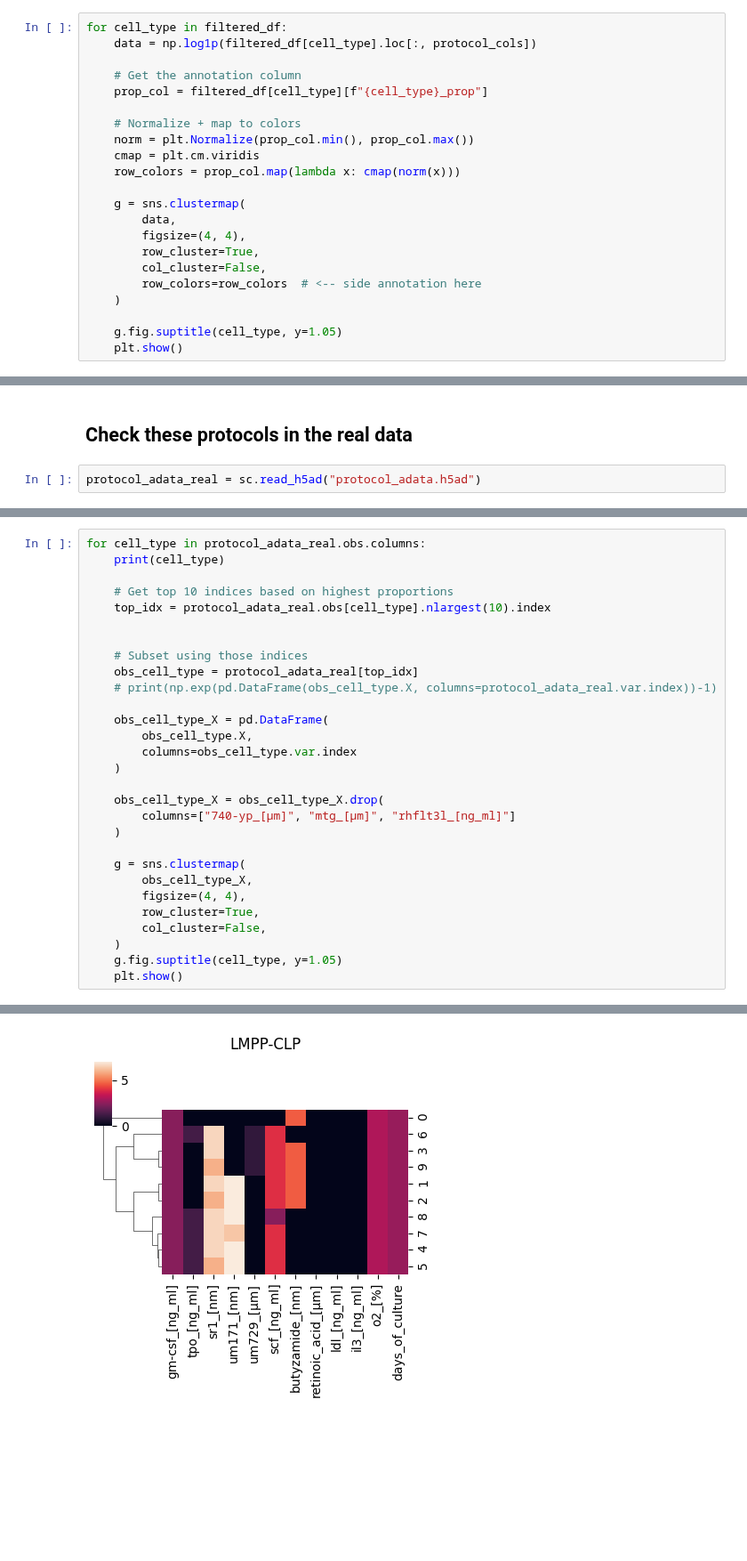
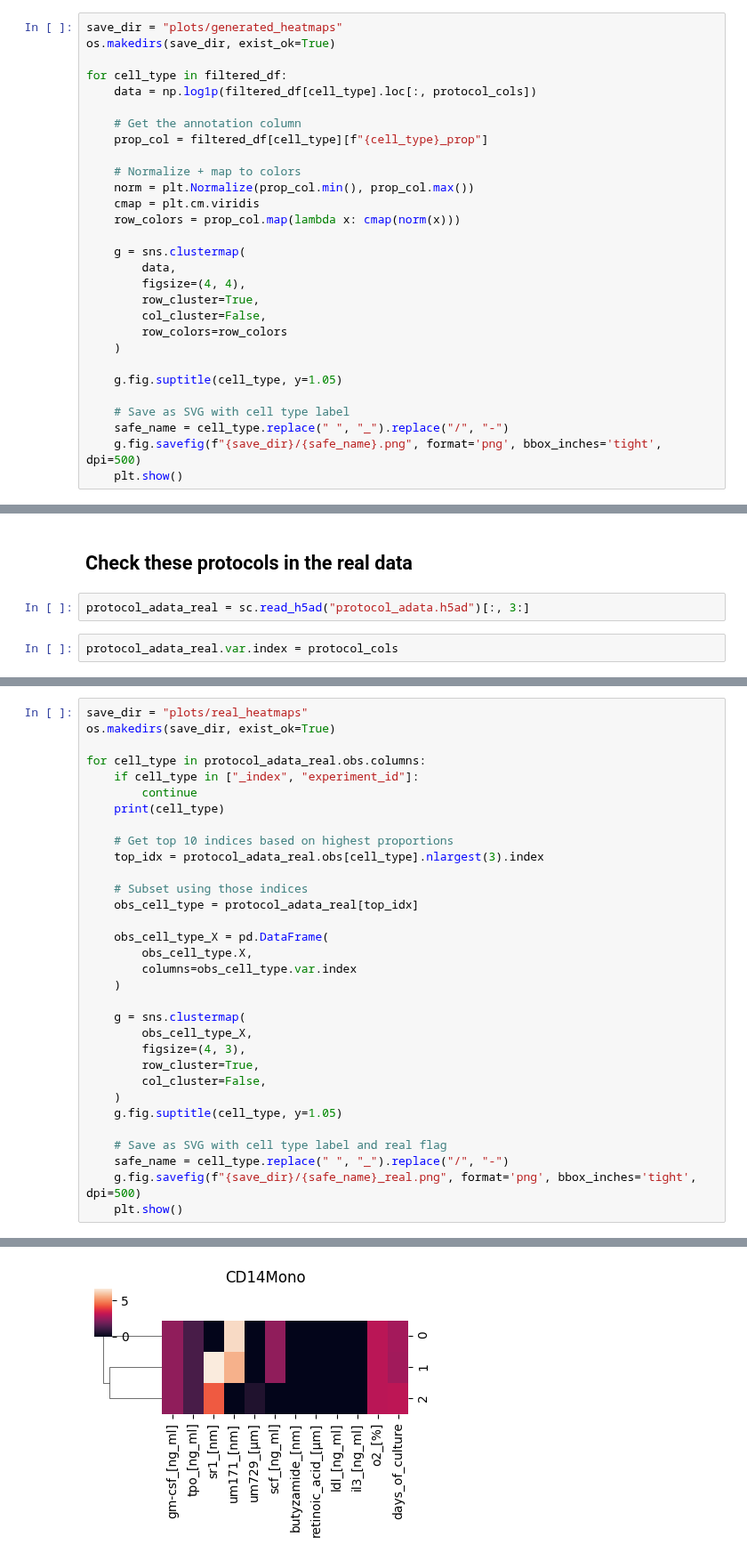
Before and after one commit to theislab/LabCompass-reproducibility, a Jupyter notebook: inverse/loss_guidance/notebooks/post_process_results/bloodplus_protocol_analysis/analyze_and_plot.ipynb, the cells around one changed output, grey strips where cells are left out. Shown at 89% size. Saved outputs shown, nothing was run; the diff lists cells and outputs as text; blank space fills up the shorter version.

```diff
--- a/inverse/loss_guidance/notebooks/post_process_results/bloodplus_protocol_analysis/analyze_and_plot.ipynb
+++ b/inverse/loss_guidance/notebooks/post_process_results/bloodplus_protocol_analysis/analyze_and_plot.ipynb
@@ -222,6 +209,9 @@ filtered_df.keys()
 # %% [output]
 dict_keys(['CyclingPro1', 'EosBasMast1', 'EosBasMast2', 'EryPro', 'late_MgkPro', 'GMP-Neutro'])
 # %%
+save_dir = "plots/generated_heatmaps"
+os.makedirs(save_dir, exist_ok=True)
+
 for cell_type in filtered_df:
     data = np.log1p(filtered_df[cell_type].loc[:, protocol_cols])
 
@@ -238,10 +228,14 @@ for cell_type in filtered_df:
         figsize=(4, 4),
         row_cluster=True,
         col_cluster=False,
-        row_colors=row_colors  # <-- side annotation here
+        row_colors=row_colors
     )
 
     g.fig.suptitle(cell_type, y=1.05)
+
+    # Save as SVG with cell type label
+    safe_name = cell_type.replace(" ", "_").replace("/", "-")
+    g.fig.savefig(f"{save_dir}/{safe_name}.png", format='png', bbox_inches='tight', dpi=500)
     plt.show()
 # %% [output]
 [figure]
@@ -253,4 +247,6 @@ for cell_type in filtered_df:
 # %% [markdown]
 ## Check these protocols in the real data
 # %%
-protocol_adata_real = sc.read_h5ad("protocol_adata.h5ad")
+protocol_adata_real = sc.read_h5ad("protocol_adata.h5ad")[:, 3:]
+# %%
+protocol_adata_real.var.index = protocol_cols
@@ -257,30 +255,33 @@ protocol_adata_real = sc.read_h5ad("protocol_adata.h5ad")
 # %%
+save_dir = "plots/real_heatmaps"
+os.makedirs(save_dir, exist_ok=True)
+
 for cell_type in protocol_adata_real.obs.columns:
+    if cell_type in ["_index", "experiment_id"]:
+        continue
     print(cell_type)
 
     # Get top 10 indices based on highest proportions
-    top_idx = protocol_adata_real.obs[cell_type].nlargest(10).index
-
+    top_idx = protocol_adata_real.obs[cell_type].nlargest(3).index
 
     # Subset using those indices
     obs_cell_type = protocol_adata_real[top_idx]
-    # print(np.exp(pd.DataFrame(obs_cell_type.X, columns=protocol_adata_real.var.index))-1)
 
     obs_cell_type_X = pd.DataFrame(
         obs_cell_type.X,
         columns=obs_cell_type.var.index
     )
 
-    obs_cell_type_X = obs_cell_type_X.drop(
-        columns=["740-yp_[µm]", "mtg_[µm]", "rhflt3l_[ng_ml]"]
-    )
-
     g = sns.clustermap(
         obs_cell_type_X,
-        figsize=(4, 4),
+        figsize=(4, 3),
         row_cluster=True,
         col_cluster=False,
     )
     g.fig.suptitle(cell_type, y=1.05)
+
+    # Save as SVG with cell type label and real flag
+    safe_name = cell_type.replace(" ", "_").replace("/", "-")
+    g.fig.savefig(f"{save_dir}/{safe_name}_real.png", format='png', bbox_inches='tight', dpi=500)
     plt.show()
 # %% [output]
@@ -288 +289 @@ LMPP-CLP
-[figure, old version]
+[figure, new version]
```
Also changed, not shown: parts of 6 cells of this notebook, 8 other files.
